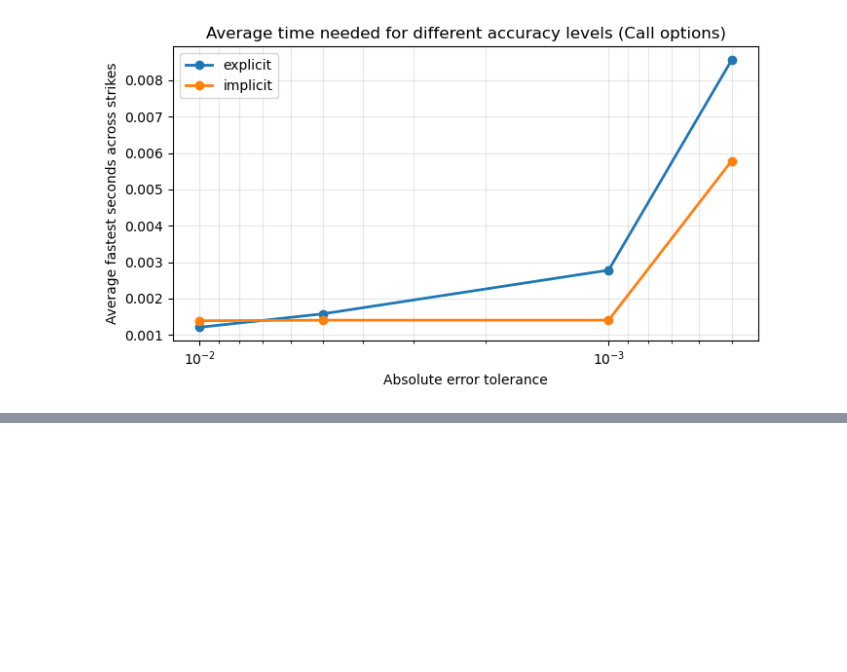
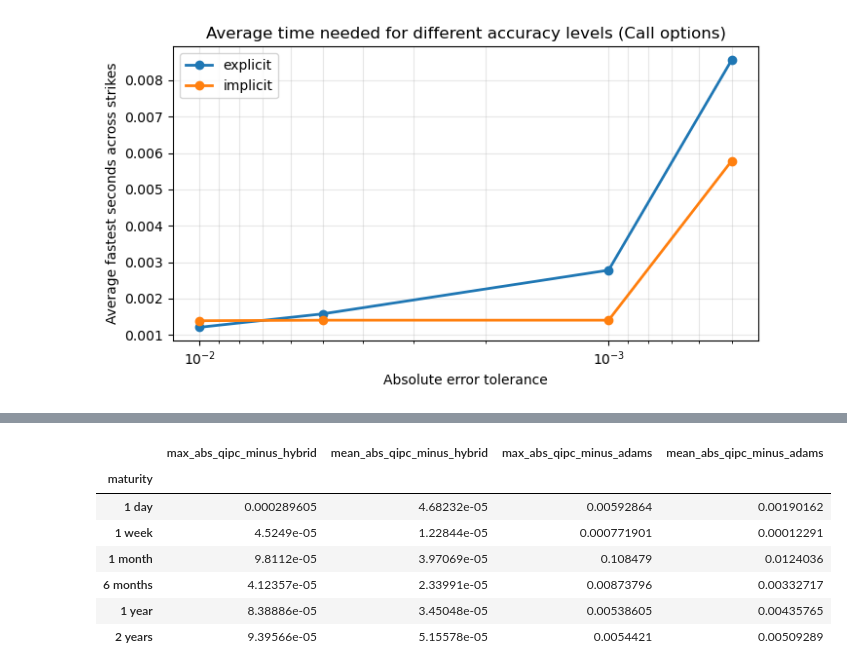
Before and after one commit to soya-git/rough_heston_qipc_project, a Jupyter notebook: notebooks/demo.ipynb, the cells around one changed output, grey strips where cells are left out. Drawn from its saved outputs; the diff is of its cells as text; code cells hidden in the pictures; blank space fills up the shorter version.

```diff
--- a/notebooks/demo.ipynb
+++ b/notebooks/demo.ipynb
@@ -451,0 +477,20 @@ plot_average_time_vs_tolerance(
+# %%
+from __future__ import annotations
+
+import sys
+import time
+from dataclasses import dataclass
+from pathlib import Path
+
+import pandas as pd
+
+ROOT = Path.cwd().resolve()
+if ROOT.name == "notebooks":
+    ROOT = ROOT.parent
+if str(ROOT) not in sys.path:
+    sys.path.insert(0, str(ROOT))
+
+from rough_heston_qipc import RoughHestonModel, RoughHestonParams
+
+pd.set_option("display.max_columns", 40)
+pd.set_option("display.width", 160)
@@ -451,0 +712,21 @@ plot_average_time_vs_tolerance(
+# %%
+by_maturity = (
+    df.groupby("maturity", sort=False)
+    .agg(
+        max_abs_qipc_minus_hybrid=("abs_qipc_minus_hybrid", "max"),
+        mean_abs_qipc_minus_hybrid=("abs_qipc_minus_hybrid", "mean"),
+        max_abs_qipc_minus_adams=("abs_qipc_minus_adams", "max"),
+        mean_abs_qipc_minus_adams=("abs_qipc_minus_adams", "mean"),
+    )
+)
+
+by_maturity.style.format("{:.6g}")
+# %% [output]
+|  | max_abs_qipc_minus_hybrid | mean_abs_qipc_minus_hybrid | max_abs_qipc_minus_adams | mean_abs_qipc_minus_adams |
+| maturity |  |  |  |  |
+| 1 day | 0.000289605 | 4.68232e-05 | 0.00592864 | 0.00190162 |
+| 1 week | 4.5249e-05 | 1.22844e-05 | 0.000771901 | 0.00012291 |
+| 1 month | 9.8112e-05 | 3.97069e-05 | 0.108479 | 0.0124036 |
+| 6 months | 4.12357e-05 | 2.33991e-05 | 0.00873796 | 0.00332717 |
+| 1 year | 8.38886e-05 | 3.45048e-05 | 0.00538605 | 0.00435765 |
+| 2 years | 9.39566e-05 | 5.15578e-05 | 0.0054421 | 0.00509289 |
```
Also changed, not shown: parts of 9 cells of this notebook.
